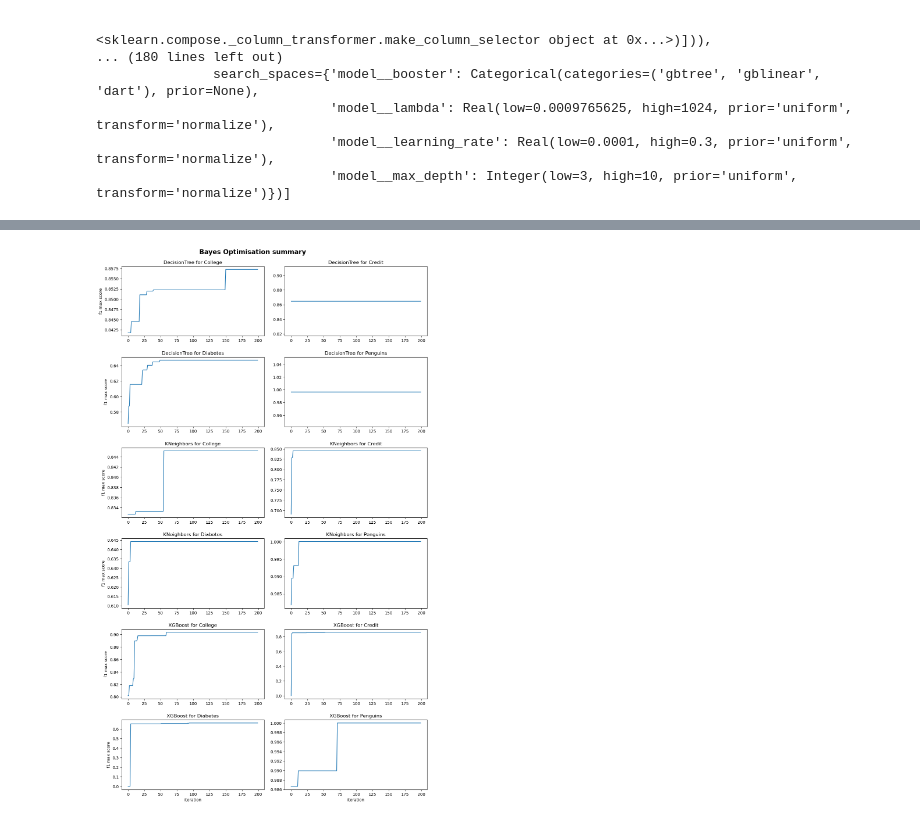
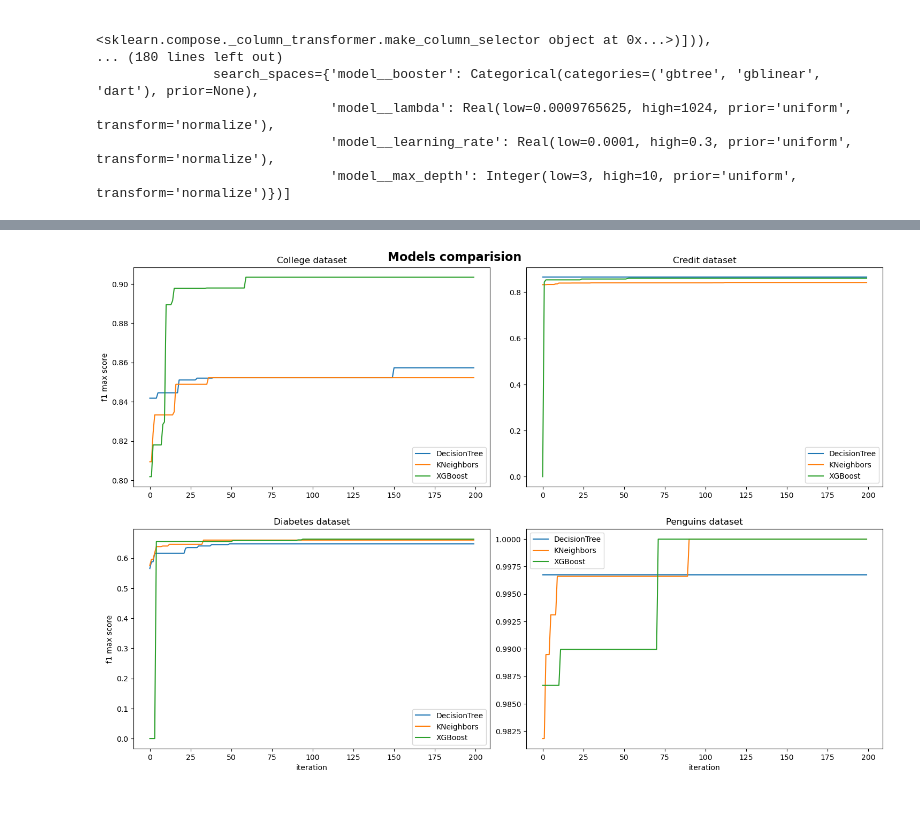
Before and after one commit to FilipLangiewicz/AutoMLTunability, a Jupyter notebook: code/Visualization/visualization.ipynb, the cells around one changed output, grey strips where cells are left out. Drawn from its saved outputs; the diff is of its cells as text; code cells hidden in the pictures.

```diff
--- a/code/Visualization/visualization.ipynb
+++ b/code/Visualization/visualization.ipynb
@@ -38,6 +38,14 @@ models
                               'model__lambda': Real(low=0.0009765625, high=1024, prior='uniform', transform='normalize'),
                               'model__learning_rate': Real(low=0.0001, high=0.3, prior='uniform', transform='normalize'),
                               'model__max_depth': Integer(low=3, high=10, prior='uniform', transform='normalize')})]
+# %%
+import pandas as pd
+
+dt_results = pd.read_csv('../../data/RSmodels/dt_results.csv')
+kn_results = pd.read_csv('../../data/RSmodels/knn_results.csv')
+xg_results = pd.read_csv('../../data/RSmodels/xgb_results.csv')
+
+rs_results = [dt_results, kn_results, xg_results]
 # %%
 import matplotlib.pyplot as plt
 
@@ -74,32 +132,31 @@ plt.show()
 # %%
-import numpy as np
+fig, axs = plt.subplots(2, 2, figsize=(20, 10))
+axs = axs.ravel()
+for i, dataset_name in enumerate(dataset_names):
+    for j, model_name in enumerate(model_names):
 
-fig, axs = plt.subplots(6, 2, figsize=(15, 20))
-axs = axs.ravel()
-
-for row, model_name in enumerate(model_names):
-    for col, dataset_name in enumerate(dataset_names):
-        i = row * 4 + col
-
-        mean_test_score = models[i].cv_results_['mean_test_score']
+        mean_test_score = models[i + 4 * j].cv_results_['mean_test_score']
 
         max_scores = np.maximum.accumulate(mean_test_score)
 
-        axs[i].plot(np.arange(len(mean_test_score)), max_scores)
+        axs[i].plot(np.arange(len(mean_test_score)), max_scores, label=model_name)
 
-        axs[i].set_title(f"{model_name} for {dataset_name}")
+        axs[i].set_title(f"{dataset_name} dataset")
 
-        if i >= 10:
+        if i >= 2:
             axs[i].set_xlabel("iteration")
 
         if i % 2 == 0:
             axs[i].set_ylabel("f1 max score")
 
-fig.suptitle("Bayes Optimisation summary", fontsize=16, fontweight='bold')
+        axs[i].legend()
+
+fig.suptitle("Models comparision", fontsize=16, fontweight='bold')
 
 plt.tight_layout(rect=[0.1, 0.1, 0.9, 0.9])
 
 fig.subplots_adjust(left=0.2, right=0.9, top=0.95, bottom=0.05)
+
 plt.show()
 # %% [output]
-[figure, old version]
+[figure, new version]
```
Also changed, not shown: parts of 3 cells of this notebook, 6 other files.
